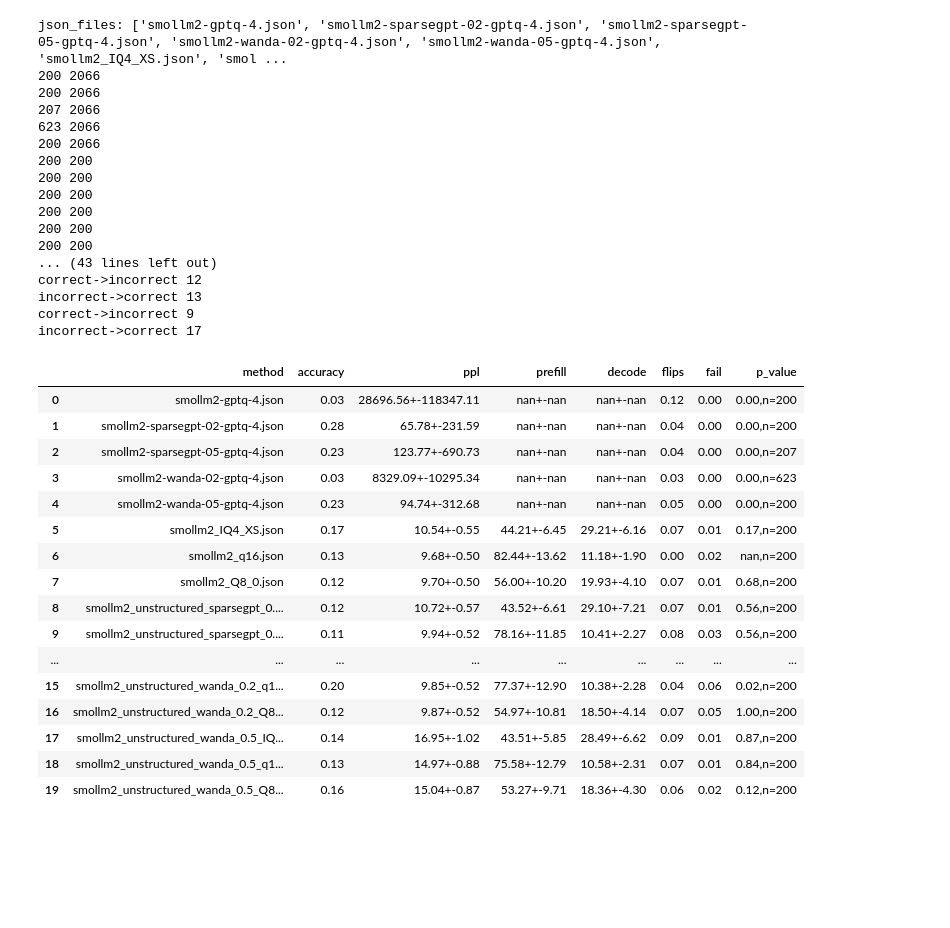
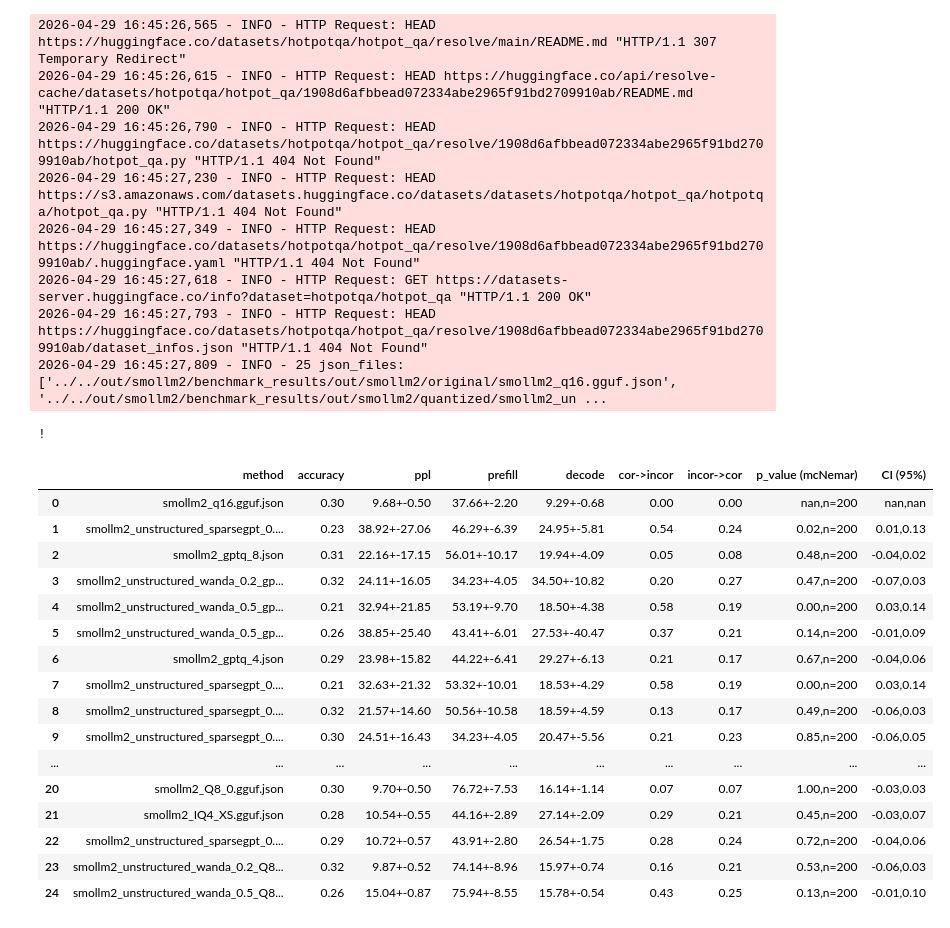
Before and after one commit to YouOnlyLive1ce/llm_on_edge, a Jupyter notebook: benchmark/test.ipynb, the cells around one changed output. Cells and saved outputs as stored; diff of their text form; code cells hidden in the pictures; blank space fills up the shorter version.

```diff
--- a/benchmark/test.ipynb
+++ b/benchmark/test.ipynb
@@ -25,44 +47,36 @@ benchllm.start_server()
 # %%
-import benchmark
-benchllm=benchmark.BenchLLM('##','##','##')
-result_df=benchllm.compare_results('../../out/benchmark_results/smollm2','smollm2_q16.json')
+import benchmark_client
+benchllm=benchmark_client.BenchLLMClient('##','##')
+result_df=benchllm.compare_results('../../out/smollm2/benchmark_results/out/smollm2','../../out/smollm2/benchmark_results/out/smollm2/original/smollm2_q16.gguf.json')
 # p value is calculated for accuracy with McNemar's test p-value relative to base model
 result_df
 # %% [output]
-json_files: ['smollm2-gptq-4.json', 'smollm2-sparsegpt-02-gptq-4.json', 'smollm2-sparsegpt-05-gptq-4.json', 'smollm2-wanda-02-gptq-4.json', 'smollm2-wanda-05-gptq-4.json', 'smollm2_IQ4_XS.json', 'smol ...
-200 2066
-200 2066
-207 2066
-623 2066
-200 2066
-200 200
-200 200
-200 200
-200 200
-200 200
-200 200
-... (43 lines left out)
-correct->incorrect 12
-incorrect->correct 13
-correct->incorrect 9
-incorrect->correct 17
+2026-04-29 16:45:26,565 - INFO - HTTP Request: HEAD https://huggingface.co/datasets/hotpotqa/hotpot_qa/resolve/main/README.md "HTTP/1.1 307 Temporary Redirect"
+2026-04-29 16:45:26,615 - INFO - HTTP Request: HEAD https://huggingface.co/api/resolve-cache/datasets/hotpotqa/hotpot_qa/1908d6afbbead072334abe2965f91bd2709910ab/README.md "HTTP/1.1 200 OK"
+2026-04-29 16:45:26,790 - INFO - HTTP Request: HEAD https://huggingface.co/datasets/hotpotqa/hotpot_qa/resolve/1908d6afbbead072334abe2965f91bd2709910ab/hotpot_qa.py "HTTP/1.1 404 Not Found"
+2026-04-29 16:45:27,230 - INFO - HTTP Request: HEAD https://s3.amazonaws.com/datasets.huggingface.co/datasets/datasets/hotpotqa/hotpot_qa/hotpotqa/hotpot_qa.py "HTTP/1.1 404 Not Found"
+2026-04-29 16:45:27,349 - INFO - HTTP Request: HEAD https://huggingface.co/datasets/hotpotqa/hotpot_qa/resolve/1908d6afbbead072334abe2965f91bd2709910ab/.huggingface.yaml "HTTP/1.1 404 Not Found"
+2026-04-29 16:45:27,618 - INFO - HTTP Request: GET https://datasets-server.huggingface.co/info?dataset=hotpotqa/hotpot_qa "HTTP/1.1 200 OK"
+2026-04-29 16:45:27,793 - INFO - HTTP Request: HEAD https://huggingface.co/datasets/hotpotqa/hotpot_qa/resolve/1908d6afbbead072334abe2965f91bd2709910ab/dataset_infos.json "HTTP/1.1 404 Not Found"
+2026-04-29 16:45:27,809 - INFO - 25 json_files: ['../../out/smollm2/benchmark_results/out/smollm2/original/smollm2_q16.gguf.json', '../../out/smollm2/benchmark_results/out/smollm2/quantized/smollm2_un ...
+!
-|  | method | accuracy | ppl | prefill | decode | flips | fail | p_value |
-| 0 | smollm2-gptq-4.json | 0.03 | 28696.56+-118347.11 | nan+-nan | nan+-nan | 0.12 | 0.00 | 0.00,n=200 |
-| 1 | smollm2-sparsegpt-02-gptq-4.json | 0.28 | 65.78+-231.59 | nan+-nan | nan+-nan | 0.04 | 0.00 | 0.00,n=200 |
-| 2 | smollm2-sparsegpt-05-gptq-4.json | 0.23 | 123.77+-690.73 | nan+-nan | nan+-nan | 0.04 | 0.00 | 0.00,n=207 |
-| 3 | smollm2-wanda-02-gptq-4.json | 0.03 | 8329.09+-10295.34 | nan+-nan | nan+-nan | 0.03 | 0.00 | 0.00,n=623 |
-| 4 | smollm2-wanda-05-gptq-4.json | 0.23 | 94.74+-312.68 | nan+-nan | nan+-nan | 0.05 | 0.00 | 0.00,n=200 |
-| 5 | smollm2_IQ4_XS.json | 0.17 | 10.54+-0.55 | 44.21+-6.45 | 29.21+-6.16 | 0.07 | 0.01 | 0.17,n=200 |
-| 6 | smollm2_q16.json | 0.13 | 9.68+-0.50 | 82.44+-13.62 | 11.18+-1.90 | 0.00 | 0.02 | nan,n=200 |
-| 7 | smollm2_Q8_0.json | 0.12 | 9.70+-0.50 | 56.00+-10.20 | 19.93+-4.10 | 0.07 | 0.01 | 0.68,n=200 |
-| 8 | smollm2_unstructured_sparsegpt_0.... | 0.12 | 10.72+-0.57 | 43.52+-6.61 | 29.10+-7.21 | 0.07 | 0.01 | 0.56,n=200 |
-| 9 | smollm2_unstructured_sparsegpt_0.... | 0.11 | 9.94+-0.52 | 78.16+-11.85 | 10.41+-2.27 | 0.08 | 0.03 | 0.56,n=200 |
-| ... | ... | ... | ... | ... | ... | ... | ... | ... |
-| 15 | smollm2_unstructured_wanda_0.2_q1... | 0.20 | 9.85+-0.52 | 77.37+-12.90 | 10.38+-2.28 | 0.04 | 0.06 | 0.02,n=200 |
-| 16 | smollm2_unstructured_wanda_0.2_Q8... | 0.12 | 9.87+-0.52 | 54.97+-10.81 | 18.50+-4.14 | 0.07 | 0.05 | 1.00,n=200 |
-| 17 | smollm2_unstructured_wanda_0.5_IQ... | 0.14 | 16.95+-1.02 | 43.51+-5.85 | 28.49+-6.62 | 0.09 | 0.01 | 0.87,n=200 |
-| 18 | smollm2_unstructured_wanda_0.5_q1... | 0.13 | 14.97+-0.88 | 75.58+-12.79 | 10.58+-2.31 | 0.07 | 0.01 | 0.84,n=200 |
-| 19 | smollm2_unstructured_wanda_0.5_Q8... | 0.16 | 15.04+-0.87 | 53.27+-9.71 | 18.36+-4.30 | 0.06 | 0.02 | 0.12,n=200 |
+|  | method | accuracy | ppl | prefill | decode | cor->incor | incor->cor | p_value (mcNemar) | CI (95%) |
+| 0 | smollm2_q16.gguf.json | 0.30 | 9.68+-0.50 | 37.66+-2.20 | 9.29+-0.68 | 0.00 | 0.00 | nan,n=200 | nan,nan |
+| 1 | smollm2_unstructured_sparsegpt_0.... | 0.23 | 38.92+-27.06 | 46.29+-6.39 | 24.95+-5.81 | 0.54 | 0.24 | 0.02,n=200 | 0.01,0.13 |
+| 2 | smollm2_gptq_8.json | 0.31 | 22.16+-17.15 | 56.01+-10.17 | 19.94+-4.09 | 0.05 | 0.08 | 0.48,n=200 | -0.04,0.02 |
+| 3 | smollm2_unstructured_wanda_0.2_gp... | 0.32 | 24.11+-16.05 | 34.23+-4.05 | 34.50+-10.82 | 0.20 | 0.27 | 0.47,n=200 | -0.07,0.03 |
+| 4 | smollm2_unstructured_wanda_0.5_gp... | 0.21 | 32.94+-21.85 | 53.19+-9.70 | 18.50+-4.38 | 0.58 | 0.19 | 0.00,n=200 | 0.03,0.14 |
+| 5 | smollm2_unstructured_wanda_0.5_gp... | 0.26 | 38.85+-25.40 | 43.41+-6.01 | 27.53+-40.47 | 0.37 | 0.21 | 0.14,n=200 | -0.01,0.09 |
+| 6 | smollm2_gptq_4.json | 0.29 | 23.98+-15.82 | 44.22+-6.41 | 29.27+-6.13 | 0.21 | 0.17 | 0.67,n=200 | -0.04,0.06 |
+| 7 | smollm2_unstructured_sparsegpt_0.... | 0.21 | 32.63+-21.32 | 53.32+-10.01 | 18.53+-4.29 | 0.58 | 0.19 | 0.00,n=200 | 0.03,0.14 |
+| 8 | smollm2_unstructured_sparsegpt_0.... | 0.32 | 21.57+-14.60 | 50.56+-10.58 | 18.59+-4.59 | 0.13 | 0.17 | 0.49,n=200 | -0.06,0.03 |
+| 9 | smollm2_unstructured_sparsegpt_0.... | 0.30 | 24.51+-16.43 | 34.23+-4.05 | 20.47+-5.56 | 0.21 | 0.23 | 0.85,n=200 | -0.06,0.05 |
+| ... | ... | ... | ... | ... | ... | ... | ... | ... | ... |
+| 20 | smollm2_Q8_0.gguf.json | 0.30 | 9.70+-0.50 | 76.72+-7.53 | 16.14+-1.14 | 0.07 | 0.07 | 1.00,n=200 | -0.03,0.03 |
+| 21 | smollm2_IQ4_XS.gguf.json | 0.28 | 10.54+-0.55 | 44.16+-2.89 | 27.14+-2.09 | 0.29 | 0.21 | 0.45,n=200 | -0.03,0.07 |
+| 22 | smollm2_unstructured_sparsegpt_0.... | 0.29 | 10.72+-0.57 | 43.91+-2.80 | 26.54+-1.75 | 0.28 | 0.24 | 0.72,n=200 | -0.04,0.06 |
+| 23 | smollm2_unstructured_wanda_0.2_Q8... | 0.32 | 9.87+-0.52 | 74.14+-8.96 | 15.97+-0.74 | 0.16 | 0.21 | 0.53,n=200 | -0.06,0.03 |
+| 24 | smollm2_unstructured_wanda_0.5_Q8... | 0.26 | 15.04+-0.87 | 75.94+-8.55 | 15.78+-0.54 | 0.43 | 0.25 | 0.13,n=200 | -0.01,0.10 |
 # %%
 benchllm.calc_corr(result_df)
 # %%
```
Also changed, not shown: parts of 2 cells of this notebook, 9 other files.
